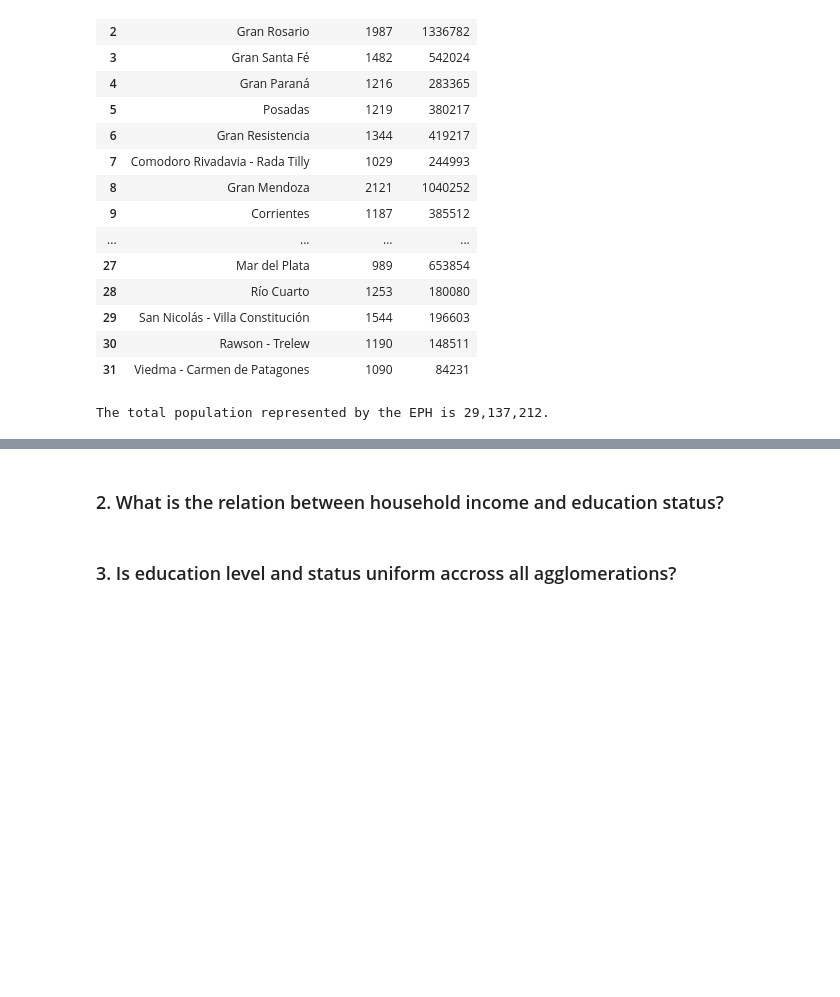
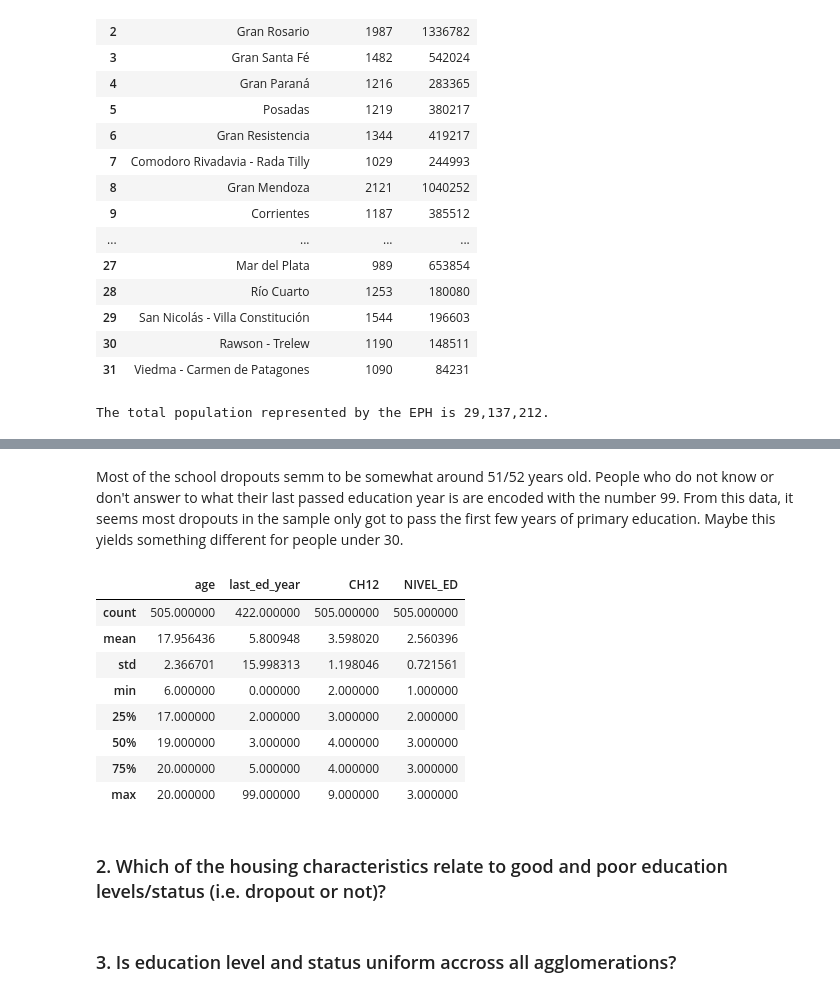
Before and after one commit to jbeiroa/learnground, a Jupyter notebook: projects/eph_sc_dropouts/EPH_School_Dropouts_Exploratory_Analysis.ipynb, the cells around one changed output, grey strips where cells are left out. Cells and saved outputs as stored; diff of their text form; code cells hidden in the pictures; blank space fills up the shorter version.

```diff
--- a/projects/eph_sc_dropouts/EPH_School_Dropouts_Exploratory_Analysis.ipynb
+++ b/projects/eph_sc_dropouts/EPH_School_Dropouts_Exploratory_Analysis.ipynb
@@ -453,0 +512,8 @@ TODOs:
+# %%
+#let's evaluate dropouts
+age_cond = 'CH06 >= 4' # beggining age for compulsory education
+attendance_cond_dr = 'CH10 == 2' # attended school but does not do it anymore
+level_cond = 'NIVEL_ED <= 3' # secondary education not completed
+
+dropouts = indiv22.query(f'{age_cond} & {attendance_cond_dr} & {level_cond}')
+dropouts[['CH06', 'CH14']].rename({'CH06': 'age', 'CH14': 'last_ed_year'}, axis=1).describe()
@@ -454,5 +530,19 @@ TODOs:
+# %% [markdown]
+Most of the school dropouts semm to be somewhat around 51/52 years old. People who do not know or don't answer to what their last passed education year is are encoded with the number 99. From this data, it seems most dropouts in the sample only got to pass the first few years of primary education. Maybe this yields something different for people under 30.
+# %%
+dropouts.query('CH06 <= 20')[['CH06', 'CH14', 'CH12', 'NIVEL_ED']].rename({'CH06': 'age', 'CH14': 'last_ed_year'}, axis=1).describe()
+# %% [output]
+|  | age | last_ed_year | CH12 | NIVEL_ED |
+| count | 505.000000 | 422.000000 | 505.000000 | 505.000000 |
+| mean | 17.956436 | 5.800948 | 3.598020 | 2.560396 |
+| std | 2.366701 | 15.998313 | 1.198046 | 0.721561 |
+| min | 6.000000 | 0.000000 | 2.000000 | 1.000000 |
+| 25% | 17.000000 | 2.000000 | 3.000000 | 2.000000 |
+| 50% | 19.000000 | 3.000000 | 4.000000 | 3.000000 |
+| 75% | 20.000000 | 5.000000 | 4.000000 | 3.000000 |
+| max | 20.000000 | 99.000000 | 9.000000 | 3.000000 |
 # %% [markdown]
-### 2. What is the relation between household income and education status?
+### 2. Which of the housing characteristics relate to good and poor education levels/status (i.e. dropout or not)?
 # %% [markdown]
 ### 3. Is education level and status uniform accross all agglomerations?
 # %% [markdown]
```
Also changed, not shown: parts of 16 cells of this notebook, 2 other files.
